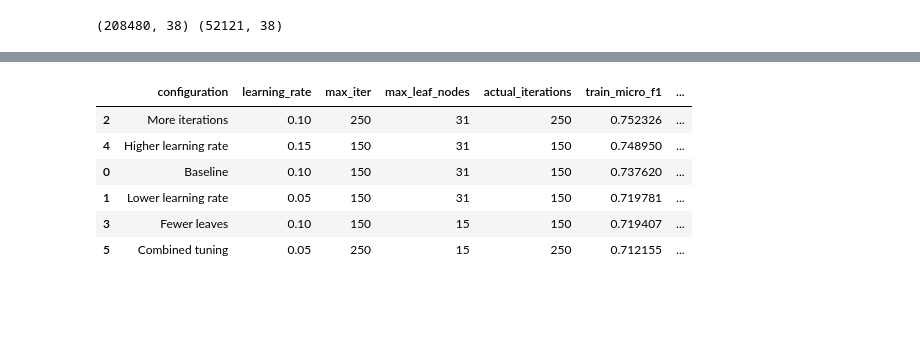
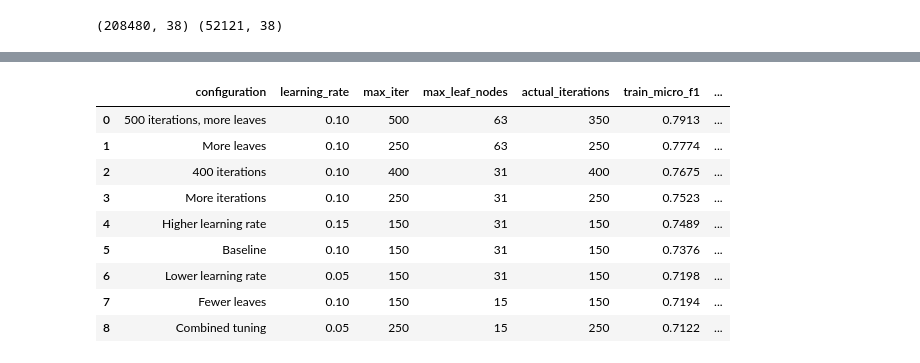
Before and after one commit to ayaanGH06/ML-Project-Earthquake-Damage, a Jupyter notebook: notebooks/05_gradient_boosting.ipynb, the cells around one changed output, grey strips where cells are left out. Cells and saved outputs as stored; diff of their text form; code cells hidden in the pictures; blank space fills up the shorter version.

```diff
--- a/notebooks/05_gradient_boosting.ipynb
+++ b/notebooks/05_gradient_boosting.ipynb
@@ -64,11 +54,15 @@ print(X_train.shape, X_val.shape)
 # %%
+import json
+import time
+import pandas as pd
+from sklearn.ensemble import HistGradientBoostingClassifier
+from sklearn.metrics import f1_score
+from sklearn.pipeline import Pipeline
+from src.evaluate import save_permutation_importance
 
-from sklearn.ensemble import HistGradientBoostingClassifier
-from sklearn.pipeline import Pipeline
-from sklearn.metrics import accuracy_score, f1_score
-import pandas as pd
+METRIC_DIR = Path("results/metrics")
+METRIC_DIR.mkdir(parents=True, exist_ok=True)
 
-# Test a small set of hyperparameter configurations
 configs = [
     {"name": "Baseline", "learning_rate": 0.1, "max_iter": 150, "max_leaf_nodes": 31},
     {"name": "Lower learning rate", "learning_rate": 0.05, "max_iter": 150, "max_leaf_nodes": 31},
@@ -76,16 +70,16 @@ configs = [
     {"name": "Fewer leaves", "learning_rate": 0.1, "max_iter": 150, "max_leaf_nodes": 15},
     {"name": "Higher learning rate", "learning_rate": 0.15, "max_iter": 150, "max_leaf_nodes": 31},
     {"name": "Combined tuning", "learning_rate": 0.05, "max_iter": 250, "max_leaf_nodes": 15},
+    {"name": "400 iterations", "learning_rate": 0.1, "max_iter": 400, "max_leaf_nodes": 31},
+    {"name": "More leaves", "learning_rate": 0.1, "max_iter": 250, "max_leaf_nodes": 63},
+    {"name": "500 iterations, more leaves", "learning_rate": 0.1, "max_iter": 500, "max_leaf_nodes": 63},
 ]
 
 results = []
-best_model = None
-best_config = None
-best_f1 = -1
+best_model, best_config, best_f1 = None, None, -1
 
 for config in configs:
-    print(f"Training: {config['name']}")
-
+    t0 = time.time()
     model = Pipeline([
         ("preprocessor", build_tree_preprocessor(X_train)),
         ("classifier", HistGradientBoostingClassifier(
@@ -96,18 +90,13 @@ for config in configs:
             early_stopping=True,
             validation_fraction=0.1,
             n_iter_no_change=10,
-            random_state=42
-        ))
+            random_state=42,
+        )),
     ])
-
     model.fit(X_train, y_train)
-
-    train_pred = model.predict(X_train)
+    train_f1 = f1_score(y_train, model.predict(X_train), average="micro")
     val_pred = model.predict(X_val)
-
-    train_f1 = f1_score(y_train, train_pred, average="micro")
     val_f1 = f1_score(y_val, val_pred, average="micro")
-
     results.append({
         "configuration": config["name"],
         "learning_rate": config["learning_rate"],
@@ -117,37 +106,15 @@ for config in configs:
         "train_micro_f1": train_f1,
         "val_micro_f1": val_f1,
         "val_macro_f1": f1_score(y_val, val_pred, average="macro"),
-        "val_accuracy": accuracy_score(y_val, val_pred)
+        "seconds": round(time.time() - t0),
     })
+    print(f"{config['name']:>28}: train {train_f1:.4f} | val {val_f1:.4f} | "
+          f"{results[-1]['actual_iterations']} iterations | {results[-1]['seconds']} s")
+    if val_f1 > best_f1:
+        best_model, best_config, best_f1 = model, config, val_f1
 
-    if val_f1 > best_f1:
-        best_f1 = val_f1
-        best_model = model
-        best_config = config
-
-results_df = pd.DataFrame(results).sort_values(
-    "val_micro_f1", ascending=False
-)
-display(results_df)
-
+results_df = pd.DataFrame(results).sort_values("val_micro_f1", ascending=False).reset_index(drop=True)
+print()
+display(results_df.round(4))
 print("Selected configuration:", best_config)
-print(f"Best validation micro-F1: {best_f1:.4f}")
-
-# Evaluate the selected model
-y_val_pred_gb = best_model.predict(X_val)
-
-gb_f1 = evaluate_model(
-    "gradient_boosting",
-    y_val,
-    y_val_pred_gb
-)
-
-print(f"Validation accuracy: {accuracy_score(y_val, y_val_pred_gb):.4f}")
-print(f"Macro F1-score: {f1_score(y_val, y_val_pred_gb, average='macro'):.4f}")
-print(f"Training score: {best_model.score(X_train, y_train):.4f}")
-print(f"Validation score: {best_model.score(X_val, y_val):.4f}")
-print(
-    "Iterations used after early stopping:",
-    best_model.named_steps["classifier"].n_iter_
-)
 # %% [output]
@@ -160,7 +130,10 @@ Training: Combined tuning
 |  | configuration | learning_rate | max_iter | max_leaf_nodes | actual_iterations | train_micro_f1 | ... |
-| 2 | More iterations | 0.10 | 250 | 31 | 250 | 0.752326 | ... |
-| 4 | Higher learning rate | 0.15 | 150 | 31 | 150 | 0.748950 | ... |
-| 0 | Baseline | 0.10 | 150 | 31 | 150 | 0.737620 | ... |
-| 1 | Lower learning rate | 0.05 | 150 | 31 | 150 | 0.719781 | ... |
-| 3 | Fewer leaves | 0.10 | 150 | 15 | 150 | 0.719407 | ... |
-| 5 | Combined tuning | 0.05 | 250 | 15 | 250 | 0.712155 | ... |
+| 0 | 500 iterations, more leaves | 0.10 | 500 | 63 | 350 | 0.7913 | ... |
+| 1 | More leaves | 0.10 | 250 | 63 | 250 | 0.7774 | ... |
+| 2 | 400 iterations | 0.10 | 400 | 31 | 400 | 0.7675 | ... |
+| 3 | More iterations | 0.10 | 250 | 31 | 250 | 0.7523 | ... |
+| 4 | Higher learning rate | 0.15 | 150 | 31 | 150 | 0.7489 | ... |
+| 5 | Baseline | 0.10 | 150 | 31 | 150 | 0.7376 | ... |
+| 6 | Lower learning rate | 0.05 | 150 | 31 | 150 | 0.7198 | ... |
+| 7 | Fewer leaves | 0.10 | 150 | 15 | 150 | 0.7194 | ... |
+| 8 | Combined tuning | 0.05 | 250 | 15 | 250 | 0.7122 | ... |
```
Also changed, not shown: parts of 8 cells of this notebook, 25 other files.
